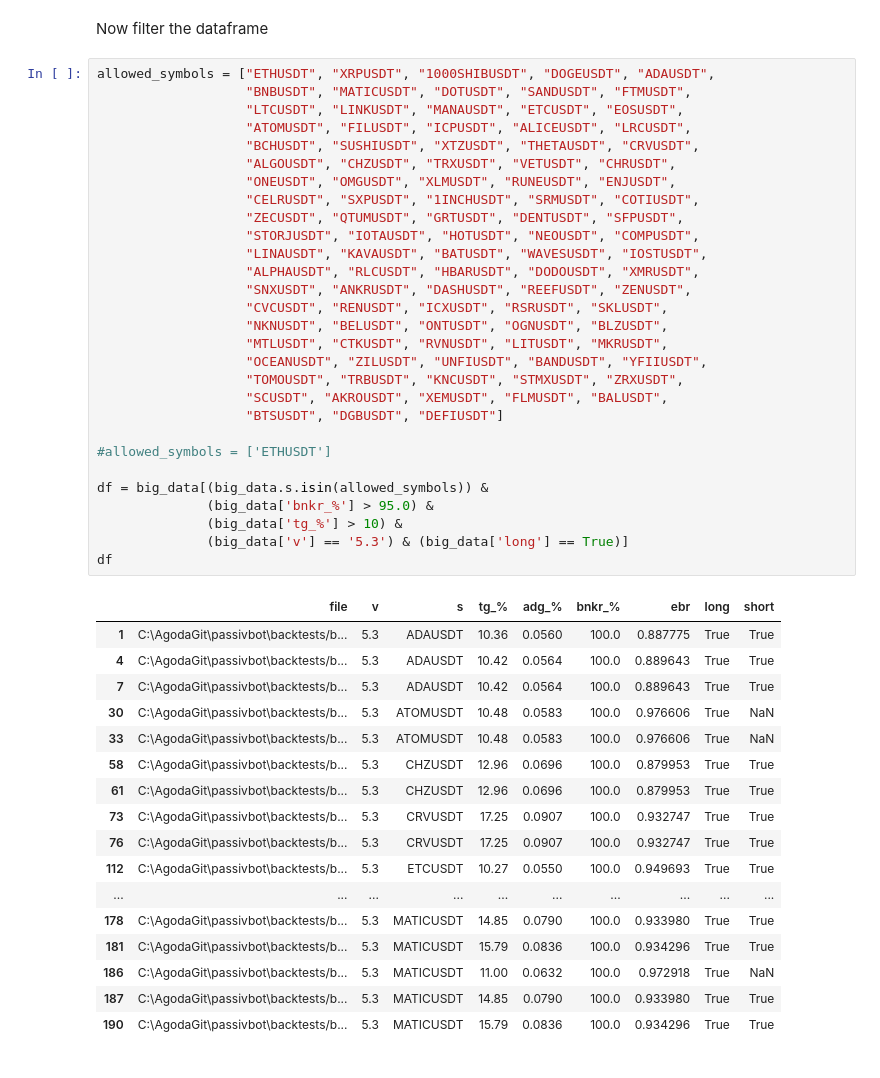
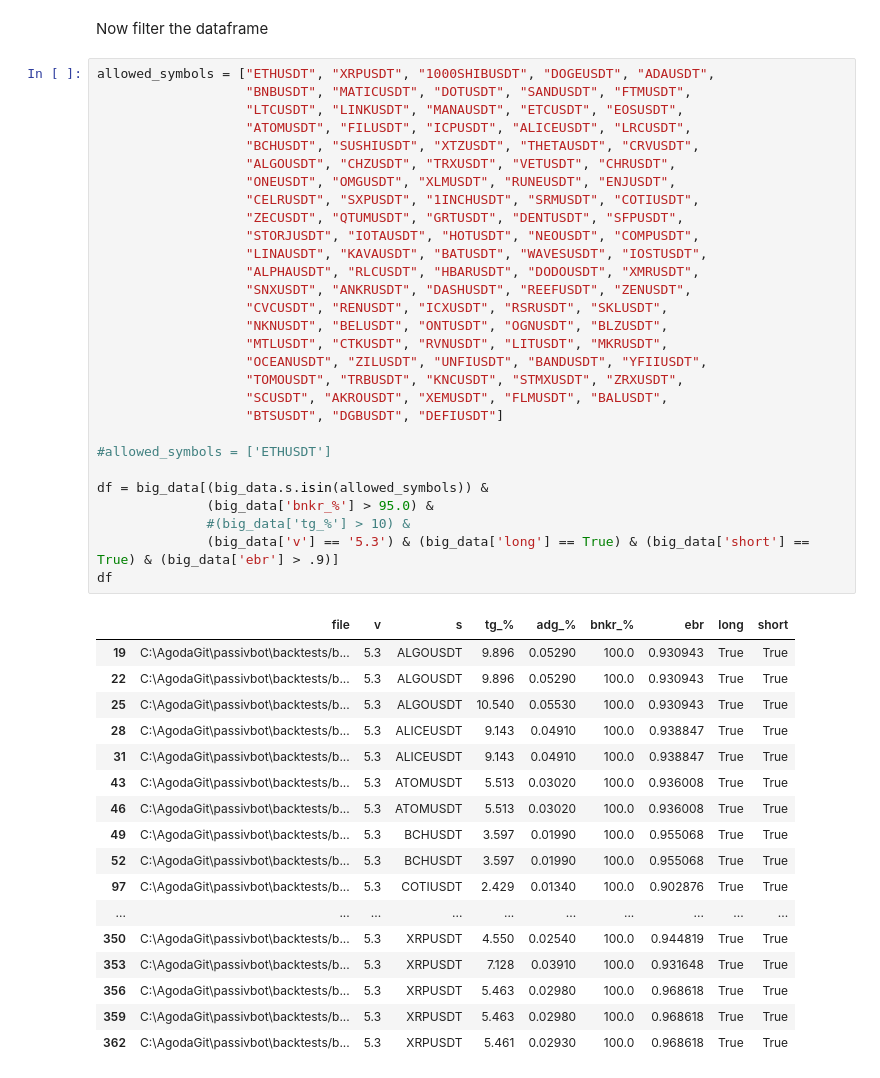
Before and after one commit to shroukkhan/passivbot, a Jupyter notebook: analyze_result.ipynb, the cells around one changed output. Drawn from its saved outputs; the diff is of its cells as text.

```diff
--- a/analyze_result.ipynb
+++ b/analyze_result.ipynb
@@ -59,50 +62,50 @@ Now filter the dataframe
 # %%
 allowed_symbols = ["ETHUSDT", "XRPUSDT", "1000SHIBUSDT", "DOGEUSDT", "ADAUSDT",
                    "BNBUSDT", "MATICUSDT", "DOTUSDT", "SANDUSDT", "FTMUSDT",
                    "LTCUSDT", "LINKUSDT", "MANAUSDT", "ETCUSDT", "EOSUSDT",
                    "ATOMUSDT", "FILUSDT", "ICPUSDT", "ALICEUSDT", "LRCUSDT",
                    "BCHUSDT", "SUSHIUSDT", "XTZUSDT", "THETAUSDT", "CRVUSDT",
                    "ALGOUSDT", "CHZUSDT", "TRXUSDT", "VETUSDT", "CHRUSDT",
                    "ONEUSDT", "OMGUSDT", "XLMUSDT", "RUNEUSDT", "ENJUSDT",
                    "CELRUSDT", "SXPUSDT", "1INCHUSDT", "SRMUSDT", "COTIUSDT",
                    "ZECUSDT", "QTUMUSDT", "GRTUSDT", "DENTUSDT", "SFPUSDT",
                    "STORJUSDT", "IOTAUSDT", "HOTUSDT", "NEOUSDT", "COMPUSDT",
                    "LINAUSDT", "KAVAUSDT", "BATUSDT", "WAVESUSDT", "IOSTUSDT",
                    "ALPHAUSDT", "RLCUSDT", "HBARUSDT", "DODOUSDT", "XMRUSDT",
                    "SNXUSDT", "ANKRUSDT", "DASHUSDT", "REEFUSDT", "ZENUSDT",
                    "CVCUSDT", "RENUSDT", "ICXUSDT", "RSRUSDT", "SKLUSDT",
                    "NKNUSDT", "BELUSDT", "ONTUSDT", "OGNUSDT", "BLZUSDT",
                    "MTLUSDT", "CTKUSDT", "RVNUSDT", "LITUSDT", "MKRUSDT",
                    "OCEANUSDT", "ZILUSDT", "UNFIUSDT", "BANDUSDT", "YFIIUSDT",
                    "TOMOUSDT", "TRBUSDT", "KNCUSDT", "STMXUSDT", "ZRXUSDT",
                    "SCUSDT", "AKROUSDT", "XEMUSDT", "FLMUSDT", "BALUSDT",
                    "BTSUSDT", "DGBUSDT", "DEFIUSDT"]
 
 #allowed_symbols = ['ETHUSDT']
 
 df = big_data[(big_data.s.isin(allowed_symbols)) &
               (big_data['bnkr_%'] > 95.0) &
-              (big_data['tg_%'] > 10) &
-              (big_data['v'] == '5.3') & (big_data['long'] == True)]
+              #(big_data['tg_%'] > 10) &
+              (big_data['v'] == '5.3') & (big_data['long'] == True) & (big_data['short'] == True) & (big_data['ebr'] > .9)]
 df
 # %% [output]
 |  | file | v | s | tg_% | adg_% | bnkr_% | ebr | long | short |
-| 1 | C:\AgodaGit\passivbot\backtests/b... | 5.3 | ADAUSDT | 10.36 | 0.0560 | 100.0 | 0.887775 | True | True |
-| 4 | C:\AgodaGit\passivbot\backtests/b... | 5.3 | ADAUSDT | 10.42 | 0.0564 | 100.0 | 0.889643 | True | True |
-| 7 | C:\AgodaGit\passivbot\backtests/b... | 5.3 | ADAUSDT | 10.42 | 0.0564 | 100.0 | 0.889643 | True | True |
-| 30 | C:\AgodaGit\passivbot\backtests/b... | 5.3 | ATOMUSDT | 10.48 | 0.0583 | 100.0 | 0.976606 | True | NaN |
-| 33 | C:\AgodaGit\passivbot\backtests/b... | 5.3 | ATOMUSDT | 10.48 | 0.0583 | 100.0 | 0.976606 | True | NaN |
-| 58 | C:\AgodaGit\passivbot\backtests/b... | 5.3 | CHZUSDT | 12.96 | 0.0696 | 100.0 | 0.879953 | True | True |
-| 61 | C:\AgodaGit\passivbot\backtests/b... | 5.3 | CHZUSDT | 12.96 | 0.0696 | 100.0 | 0.879953 | True | True |
-| 73 | C:\AgodaGit\passivbot\backtests/b... | 5.3 | CRVUSDT | 17.25 | 0.0907 | 100.0 | 0.932747 | True | True |
-| 76 | C:\AgodaGit\passivbot\backtests/b... | 5.3 | CRVUSDT | 17.25 | 0.0907 | 100.0 | 0.932747 | True | True |
-| 112 | C:\AgodaGit\passivbot\backtests/b... | 5.3 | ETCUSDT | 10.27 | 0.0550 | 100.0 | 0.949693 | True | True |
+| 19 | C:\AgodaGit\passivbot\backtests/b... | 5.3 | ALGOUSDT | 9.896 | 0.05290 | 100.0 | 0.930943 | True | True |
+| 22 | C:\AgodaGit\passivbot\backtests/b... | 5.3 | ALGOUSDT | 9.896 | 0.05290 | 100.0 | 0.930943 | True | True |
+| 25 | C:\AgodaGit\passivbot\backtests/b... | 5.3 | ALGOUSDT | 10.540 | 0.05530 | 100.0 | 0.930943 | True | True |
+| 28 | C:\AgodaGit\passivbot\backtests/b... | 5.3 | ALICEUSDT | 9.143 | 0.04910 | 100.0 | 0.938847 | True | True |
+| 31 | C:\AgodaGit\passivbot\backtests/b... | 5.3 | ALICEUSDT | 9.143 | 0.04910 | 100.0 | 0.938847 | True | True |
+| 43 | C:\AgodaGit\passivbot\backtests/b... | 5.3 | ATOMUSDT | 5.513 | 0.03020 | 100.0 | 0.936008 | True | True |
+| 46 | C:\AgodaGit\passivbot\backtests/b... | 5.3 | ATOMUSDT | 5.513 | 0.03020 | 100.0 | 0.936008 | True | True |
+| 49 | C:\AgodaGit\passivbot\backtests/b... | 5.3 | BCHUSDT | 3.597 | 0.01990 | 100.0 | 0.955068 | True | True |
+| 52 | C:\AgodaGit\passivbot\backtests/b... | 5.3 | BCHUSDT | 3.597 | 0.01990 | 100.0 | 0.955068 | True | True |
+| 97 | C:\AgodaGit\passivbot\backtests/b... | 5.3 | COTIUSDT | 2.429 | 0.01340 | 100.0 | 0.902876 | True | True |
 | ... | ... | ... | ... | ... | ... | ... | ... | ... | ... |
-| 178 | C:\AgodaGit\passivbot\backtests/b... | 5.3 | MATICUSDT | 14.85 | 0.0790 | 100.0 | 0.933980 | True | True |
-| 181 | C:\AgodaGit\passivbot\backtests/b... | 5.3 | MATICUSDT | 15.79 | 0.0836 | 100.0 | 0.934296 | True | True |
-| 186 | C:\AgodaGit\passivbot\backtests/b... | 5.3 | MATICUSDT | 11.00 | 0.0632 | 100.0 | 0.972918 | True | NaN |
-| 187 | C:\AgodaGit\passivbot\backtests/b... | 5.3 | MATICUSDT | 14.85 | 0.0790 | 100.0 | 0.933980 | True | True |
-| 190 | C:\AgodaGit\passivbot\backtests/b... | 5.3 | MATICUSDT | 15.79 | 0.0836 | 100.0 | 0.934296 | True | True |
+| 350 | C:\AgodaGit\passivbot\backtests/b... | 5.3 | XRPUSDT | 4.550 | 0.02540 | 100.0 | 0.944819 | True | True |
+| 353 | C:\AgodaGit\passivbot\backtests/b... | 5.3 | XRPUSDT | 7.128 | 0.03910 | 100.0 | 0.931648 | True | True |
+| 356 | C:\AgodaGit\passivbot\backtests/b... | 5.3 | XRPUSDT | 5.463 | 0.02980 | 100.0 | 0.968618 | True | True |
+| 359 | C:\AgodaGit\passivbot\backtests/b... | 5.3 | XRPUSDT | 5.463 | 0.02980 | 100.0 | 0.968618 | True | True |
+| 362 | C:\AgodaGit\passivbot\backtests/b... | 5.3 | XRPUSDT | 5.461 | 0.02930 | 100.0 | 0.968618 | True | True |
 # %%
 df.drop_duplicates(subset=['s', 'tg_%', 'bnkr_%', 'ebr', 'long', 'short'], keep='first' ,inplace=True)
 df
```
Also changed, not shown: parts of 3 cells of this notebook, 9 other files.
